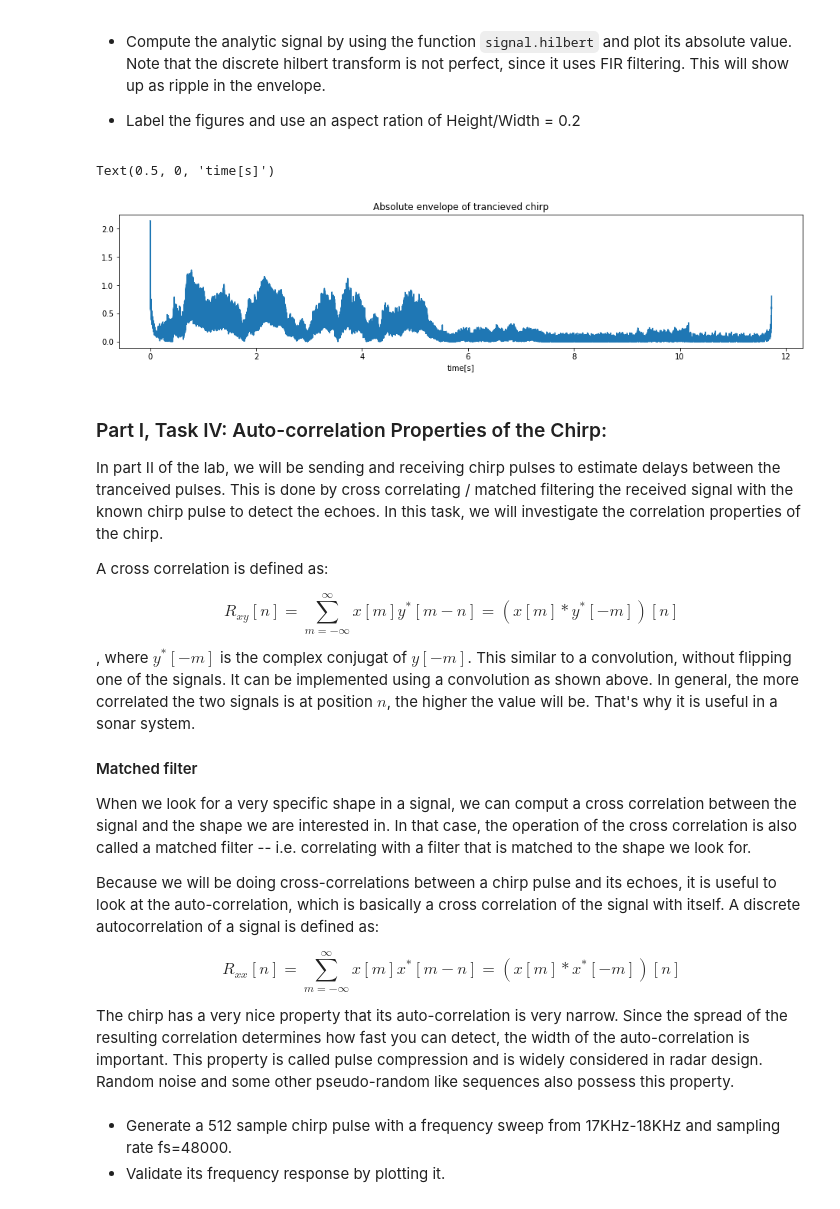
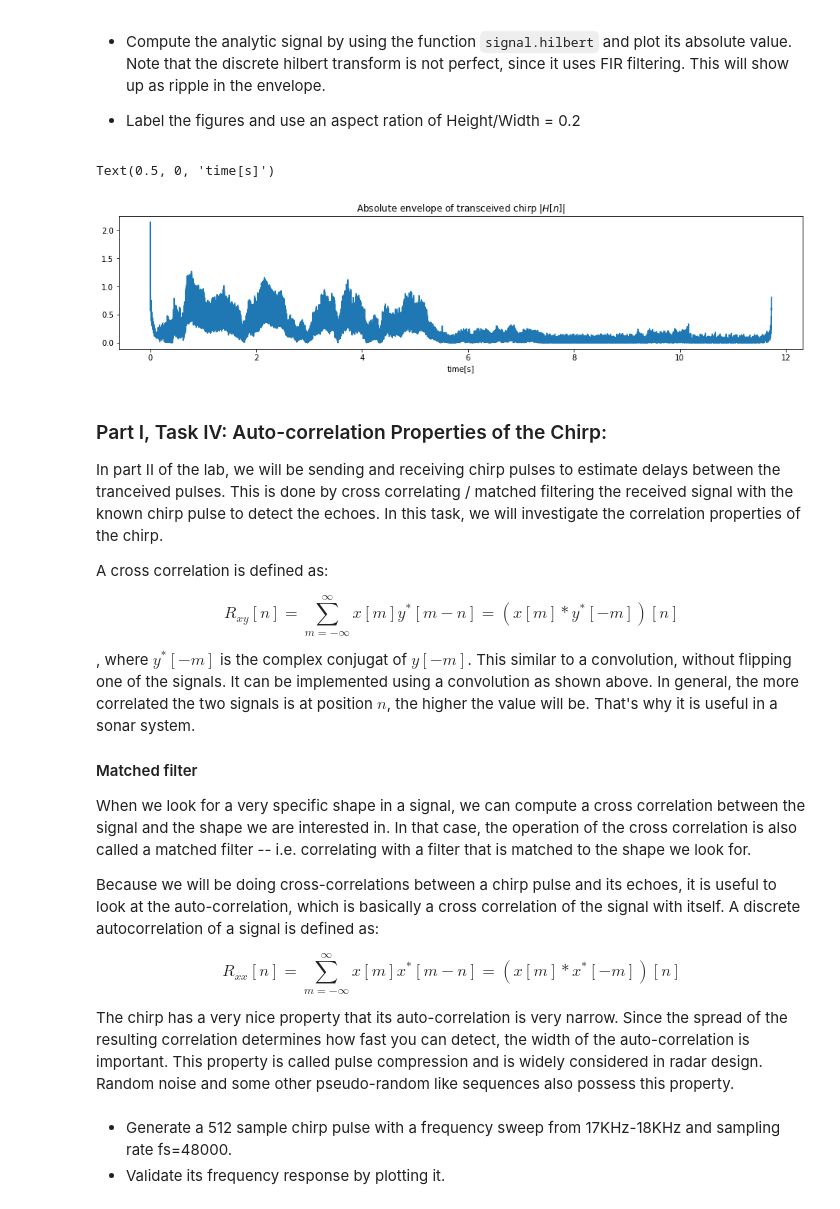
Before and after one commit to EricNRodriguez/ELEC3305_sonar, a Jupyter notebook: sonarpackage/TimeDomain-Sonar.ipynb, the cells around one changed output. Cells and saved outputs as stored; diff of their text form; code cells hidden in the pictures.

```diff
--- a/sonarpackage/TimeDomain-Sonar.ipynb
+++ b/sonarpackage/TimeDomain-Sonar.ipynb
@@ -321,21 +321,21 @@ The envelope can be detected by taking the magnitude.
 # %%
 width, height = figaspect(0.2)
 fig1 = figure(figsize=(width,height))
 
 ## Your lovely code here:
 rcv_chirp_a = rcv_chirp + 1j*signal.hilbert(rcv_chirp)
 env = abs(rcv_chirp_a)
 
 #Create time scale
 t = np.r_[0:(len(env)/48000):(1/48000)]
 
 #plot:
 plt.plot(t, abs( env ) )
-plt.title('Absolute envelope of trancieved chirp')
+plt.title('Absolute envelope of transceived chirp $|H[n]|$')
 plt.xlabel('time[s]')
 # %% [output]
 Text(0.5, 0, 'time[s]')
-[figure, old version]
+[figure, new version]
 # %% [markdown]
 ### Part I, Task IV: Auto-correlation Properties of the Chirp:
 
@@ -348,7 +348,7 @@ $$ R_{xy}[n] = \sum_{m=-\infty}^\infty x[m]y^*[m-n] = (x[m]*y^*[-m])[n]$$
 , where $y^*[-m]$ is the complex conjugat of $y[-m]$. This similar to a convolution, without flipping one of the signals. It can be implemented using a convolution as shown above. In general, the more correlated the two signals is at position $n$, the higher the value will be. That's why it is useful in a sonar system.
 
 #### Matched filter
-When we look for a very specific shape in a signal, we can comput a cross correlation between the signal and the shape we are interested in. In that case, the operation of the cross correlation is also called a matched filter -- i.e. correlating with a filter that is matched to the shape we look for.
+When we look for a very specific shape in a signal, we can compute a cross correlation between the signal and the shape we are interested in. In that case, the operation of the cross correlation is also called a matched filter -- i.e. correlating with a filter that is matched to the shape we look for.
 
 Because we will be doing cross-correlations between a chirp pulse and its echoes, it is useful to look at the auto-correlation, which is basically a cross correlation of the signal with itself. A discrete autocorrelation of a signal is defined as:
 
```
Also changed, not shown: parts of 17 cells of this notebook.
